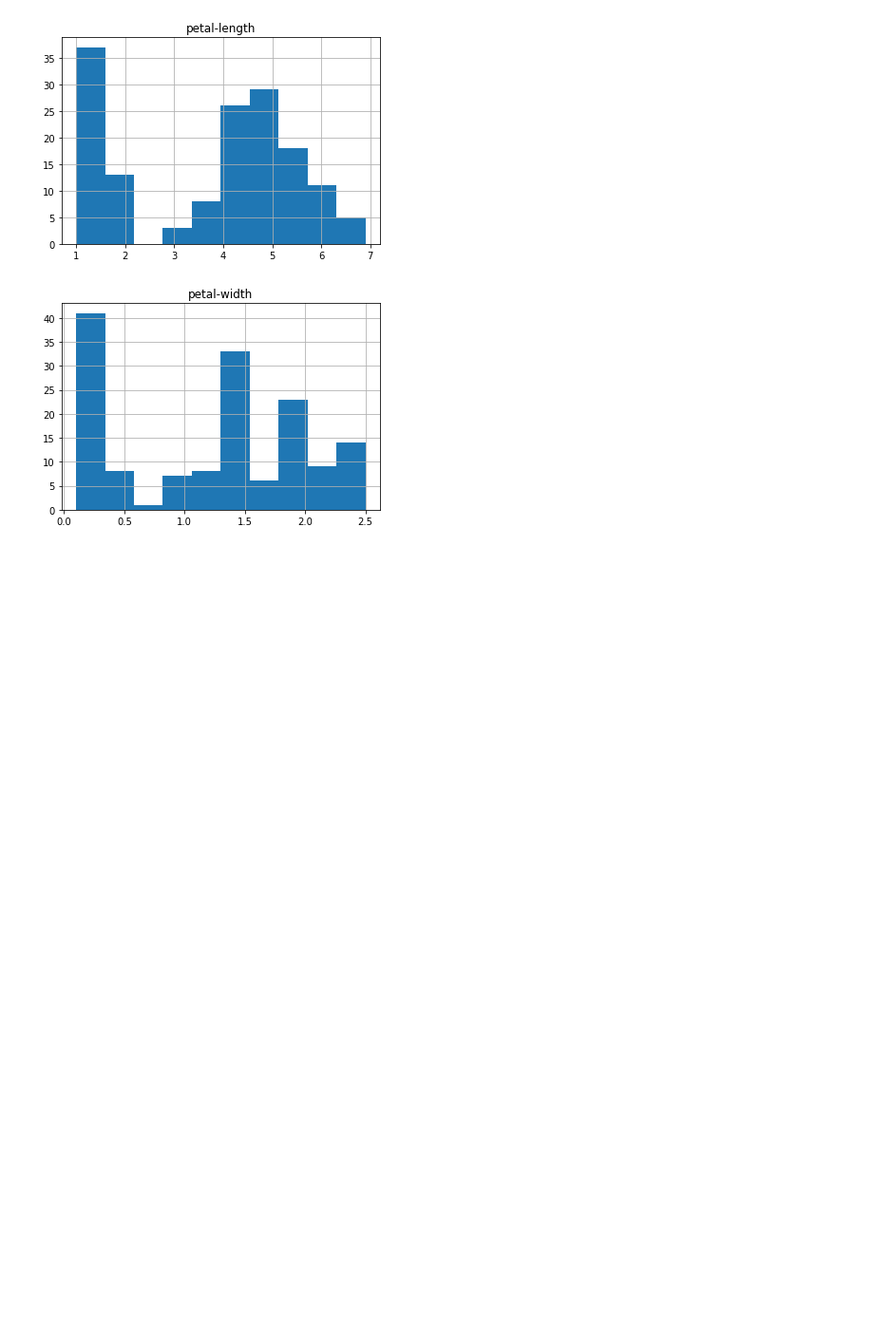
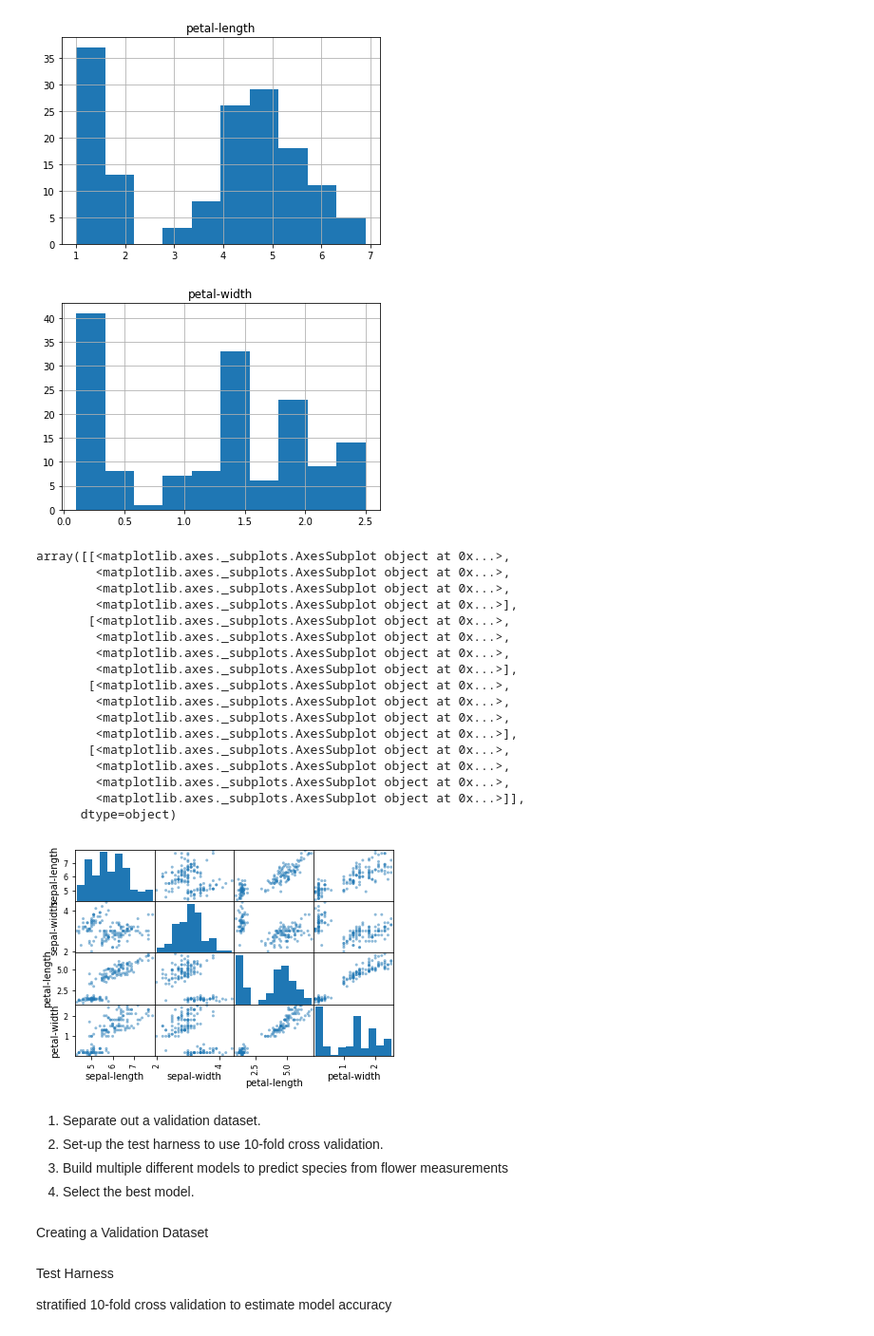
Before and after one commit to shobhnajayaraman/iris-demo, a Jupyter notebook: demofile.ipynb, the cells around one changed output. Shown at 95% size. Drawn from its saved outputs; the diff is of its cells as text; code cells hidden in the pictures; blank space fills up the shorter version.

```diff
--- a/demofile.ipynb
+++ b/demofile.ipynb
@@ -90,3 +91,25 @@ array([[<matplotlib.axes._subplots.AxesSubplot object at 0x...>]],
 [figure]
 [figure]
 [figure]
+# %%
+from pandas.plotting import scatter_matrix
+scatter_matrix(dataset)
+# %% [output]
+array([[<matplotlib.axes._subplots.AxesSubplot object at 0x...>,
+        <matplotlib.axes._subplots.AxesSubplot object at 0x...>,
+        <matplotlib.axes._subplots.AxesSubplot object at 0x...>,
+        <matplotlib.axes._subplots.AxesSubplot object at 0x...>],
+       [<matplotlib.axes._subplots.AxesSubplot object at 0x...>,
+        <matplotlib.axes._subplots.AxesSubplot object at 0x...>,
+        <matplotlib.axes._subplots.AxesSubplot object at 0x...>,
+        <matplotlib.axes._subplots.AxesSubplot object at 0x...>],
+       [<matplotlib.axes._subplots.AxesSubplot object at 0x...>,
+        <matplotlib.axes._subplots.AxesSubplot object at 0x...>,
+        <matplotlib.axes._subplots.AxesSubplot object at 0x...>,
+        <matplotlib.axes._subplots.AxesSubplot object at 0x...>],
+       [<matplotlib.axes._subplots.AxesSubplot object at 0x...>,
+        <matplotlib.axes._subplots.AxesSubplot object at 0x...>,
+        <matplotlib.axes._subplots.AxesSubplot object at 0x...>,
+        <matplotlib.axes._subplots.AxesSubplot object at 0x...>]],
+      dtype=object)
+[figure, added]
@@ -92,0 +118,7 @@ array([[<matplotlib.axes._subplots.AxesSubplot object at 0x...>]],
+# %% [markdown]
+1. Separate out a validation dataset.
+2. Set-up the test harness to use 10-fold cross validation.
+3. Build multiple different models to predict species from flower measurements
+4. Select the best model.
+# %% [markdown]
+Creating a Validation Dataset
@@ -92,0 +132,4 @@ array([[<matplotlib.axes._subplots.AxesSubplot object at 0x...>]],
+# %% [markdown]
+Test Harness
+
+stratified 10-fold cross validation to estimate model accuracy
```
Also changed, not shown: parts of 3 cells of this notebook.
